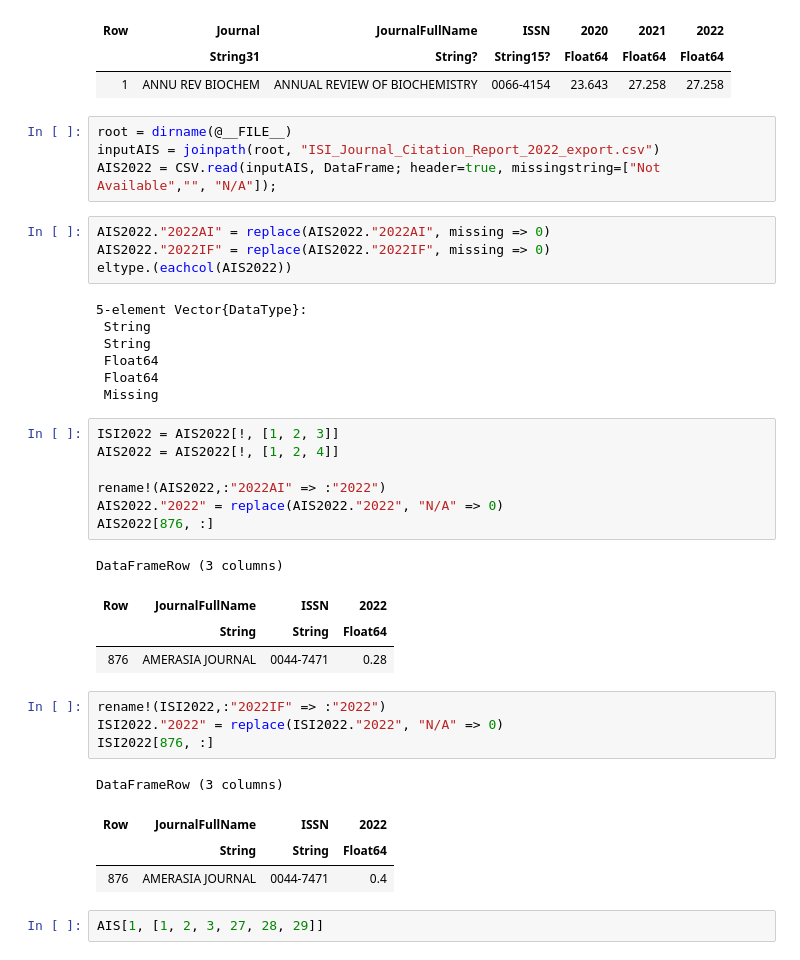
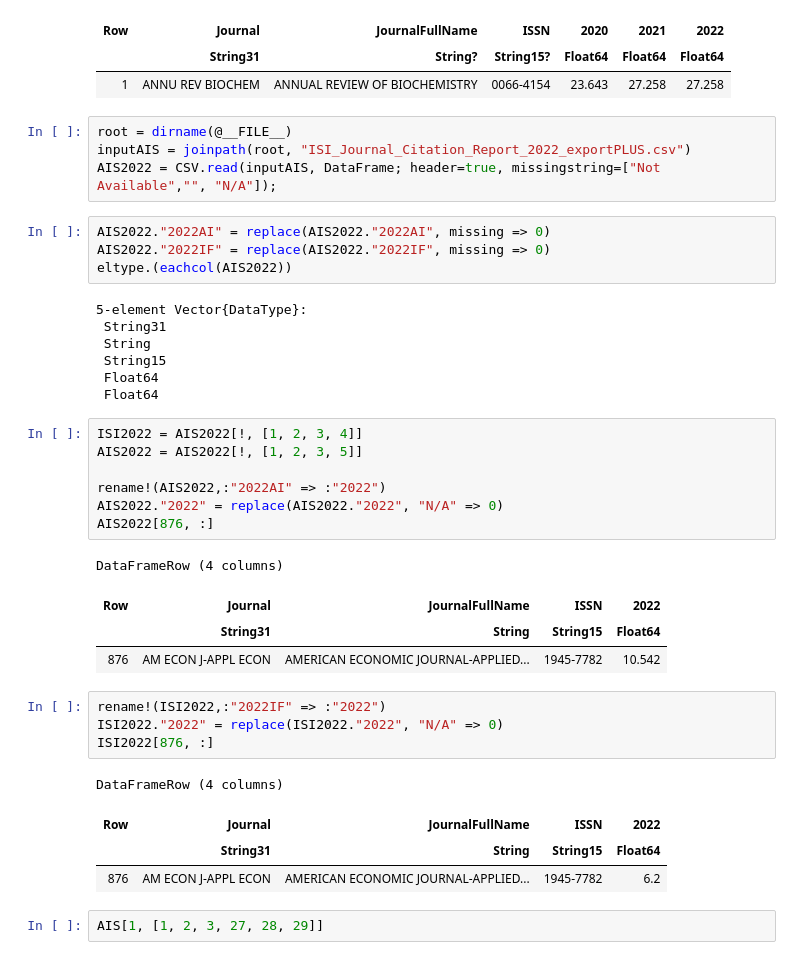
Before and after one commit to LaurentiuStoleriu/julia, a Jupyter notebook: ISI/ISI-CNATDCU_AddNewYear.ipynb, the cells around one changed output. Drawn from its saved outputs; the diff is of its cells as text.

```diff
--- a/ISI/ISI-CNATDCU_AddNewYear.ipynb
+++ b/ISI/ISI-CNATDCU_AddNewYear.ipynb
@@ -38,7 +34,7 @@ DataFrameRow (6 columns)
 | 1 | ANNU REV BIOCHEM | ANNUAL REVIEW OF BIOCHEMISTRY | 0066-4154 | 23.643 | 27.258 | 27.258 |
 # %%
 root = dirname(@__FILE__)
-inputAIS = joinpath(root, "ISI_Journal_Citation_Report_2022_export.csv")
+inputAIS = joinpath(root, "ISI_Journal_Citation_Report_2022_exportPLUS.csv")
 AIS2022 = CSV.read(inputAIS, DataFrame; header=true, missingstring=["Not Available","", "N/A"]);
 # %%
 AIS2022."2022AI" = replace(AIS2022."2022AI", missing => 0)
@@ -46,32 +42,32 @@ AIS2022."2022IF" = replace(AIS2022."2022IF", missing => 0)
 eltype.(eachcol(AIS2022))
 # %% [output]
 5-element Vector{DataType}:
+ String31
  String
- String
+ String15
  Float64
  Float64
- Missing
 # %%
-ISI2022 = AIS2022[!, [1, 2, 3]]
-AIS2022 = AIS2022[!, [1, 2, 4]]
+ISI2022 = AIS2022[!, [1, 2, 3, 4]]
+AIS2022 = AIS2022[!, [1, 2, 3, 5]]
 
 rename!(AIS2022,:"2022AI" => :"2022")
 AIS2022."2022" = replace(AIS2022."2022", "N/A" => 0)
 AIS2022[876, :]
 # %% [output]
-DataFrameRow (3 columns)
+DataFrameRow (4 columns)
-| Row | JournalFullName | ISSN | 2022 |
-|  | String | String | Float64 |
-| 876 | AMERASIA JOURNAL | 0044-7471 | 0.28 |
+| Row | Journal | JournalFullName | ISSN | 2022 |
+|  | String31 | String | String15 | Float64 |
+| 876 | AM ECON J-APPL ECON | AMERICAN ECONOMIC JOURNAL-APPLIED... | 1945-7782 | 10.542 |
 # %%
 rename!(ISI2022,:"2022IF" => :"2022")
 ISI2022."2022" = replace(ISI2022."2022", "N/A" => 0)
 ISI2022[876, :]
 # %% [output]
-DataFrameRow (3 columns)
+DataFrameRow (4 columns)
-| Row | JournalFullName | ISSN | 2022 |
-|  | String | String | Float64 |
-| 876 | AMERASIA JOURNAL | 0044-7471 | 0.4 |
+| Row | Journal | JournalFullName | ISSN | 2022 |
+|  | String31 | String | String15 | Float64 |
+| 876 | AM ECON J-APPL ECON | AMERICAN ECONOMIC JOURNAL-APPLIED... | 1945-7782 | 6.2 |
 # %%
 AIS[1, [1, 2, 3, 27, 28, 29]]
 # %% [output]
```
Also changed, not shown: parts of 7 cells of this notebook, 12 other files.
